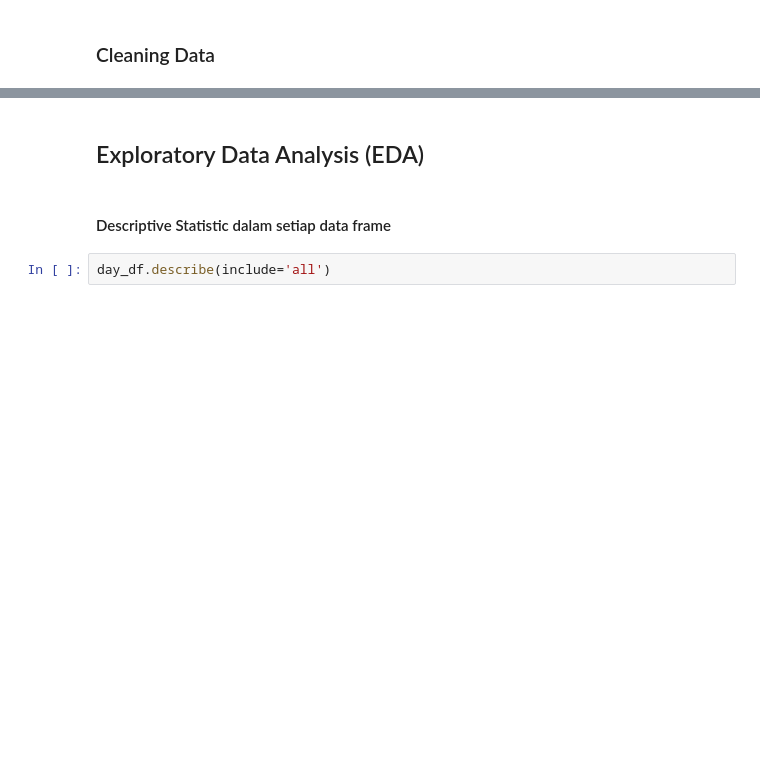
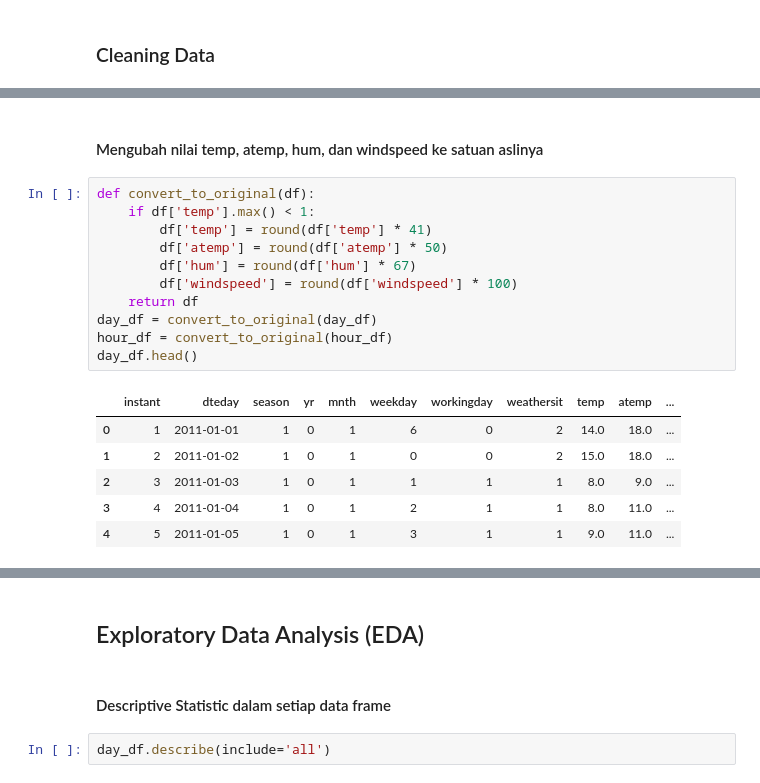
Before and after one commit to HeyFirdash/Dashboard, a Jupyter notebook: notebook.ipynb, the cells around one changed output, grey strips where cells are left out. Saved outputs shown, nothing was run; the diff lists cells and outputs as text; blank space fills up the shorter version.

Commit message:
Mengubah file notebook.ipynb

```diff
--- a/notebook.ipynb
+++ b/notebook.ipynb
@@ -231,0 +275,20 @@ Maka cleaning data dilewatkan
+# %% [markdown]
+#### Mengubah nilai temp, atemp, hum, dan windspeed ke satuan aslinya
+# %%
+def convert_to_original(df):
+    if df['temp'].max() < 1:
+        df['temp'] = round(df['temp'] * 41)
+        df['atemp'] = round(df['atemp'] * 50)
+        df['hum'] = round(df['hum'] * 67)
+        df['windspeed'] = round(df['windspeed'] * 100)
+    return df
+day_df = convert_to_original(day_df)
+hour_df = convert_to_original(hour_df)
+day_df.head()
+# %% [output]
+|  | instant | dteday | season | yr | mnth | weekday | workingday | weathersit | temp | atemp | ... |
+| 0 | 1 | 2011-01-01 | 1 | 0 | 1 | 6 | 0 | 2 | 14.0 | 18.0 | ... |
+| 1 | 2 | 2011-01-02 | 1 | 0 | 1 | 0 | 0 | 2 | 15.0 | 18.0 | ... |
+| 2 | 3 | 2011-01-03 | 1 | 0 | 1 | 1 | 1 | 1 | 8.0 | 9.0 | ... |
+| 3 | 4 | 2011-01-04 | 1 | 0 | 1 | 2 | 1 | 1 | 8.0 | 11.0 | ... |
+| 4 | 5 | 2011-01-05 | 1 | 0 | 1 | 3 | 1 | 1 | 9.0 | 11.0 | ... |
```
Also changed, not shown: parts of 23 cells of this notebook.
